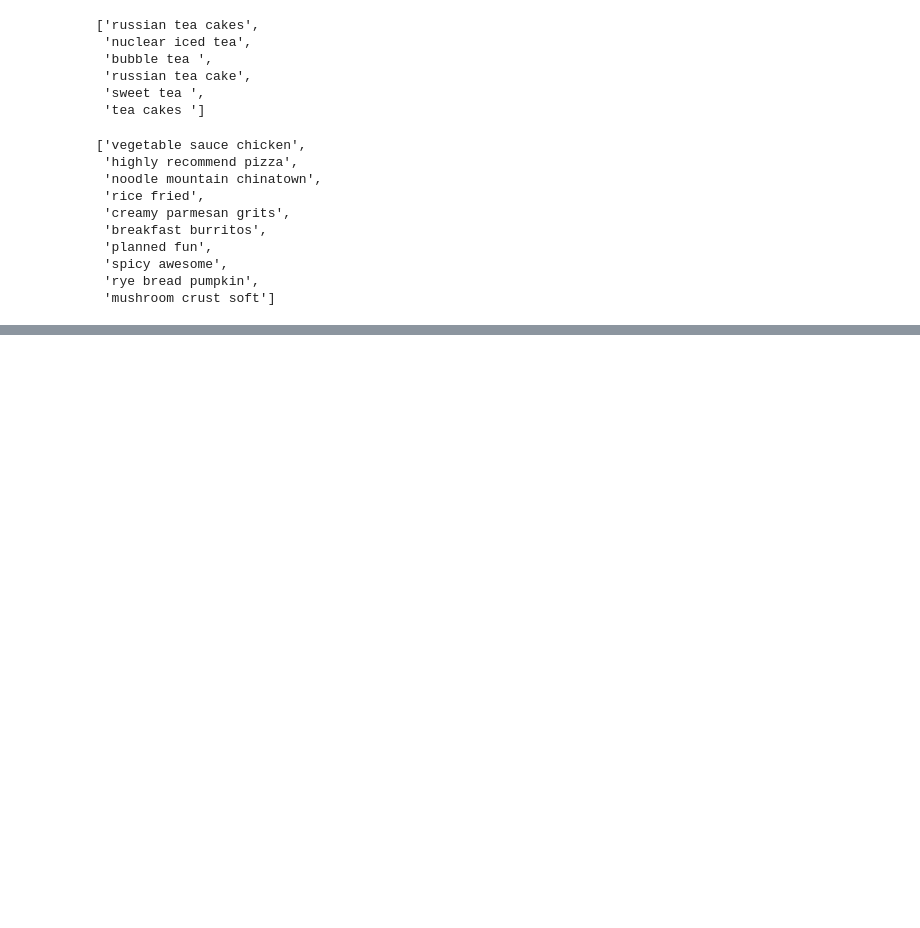
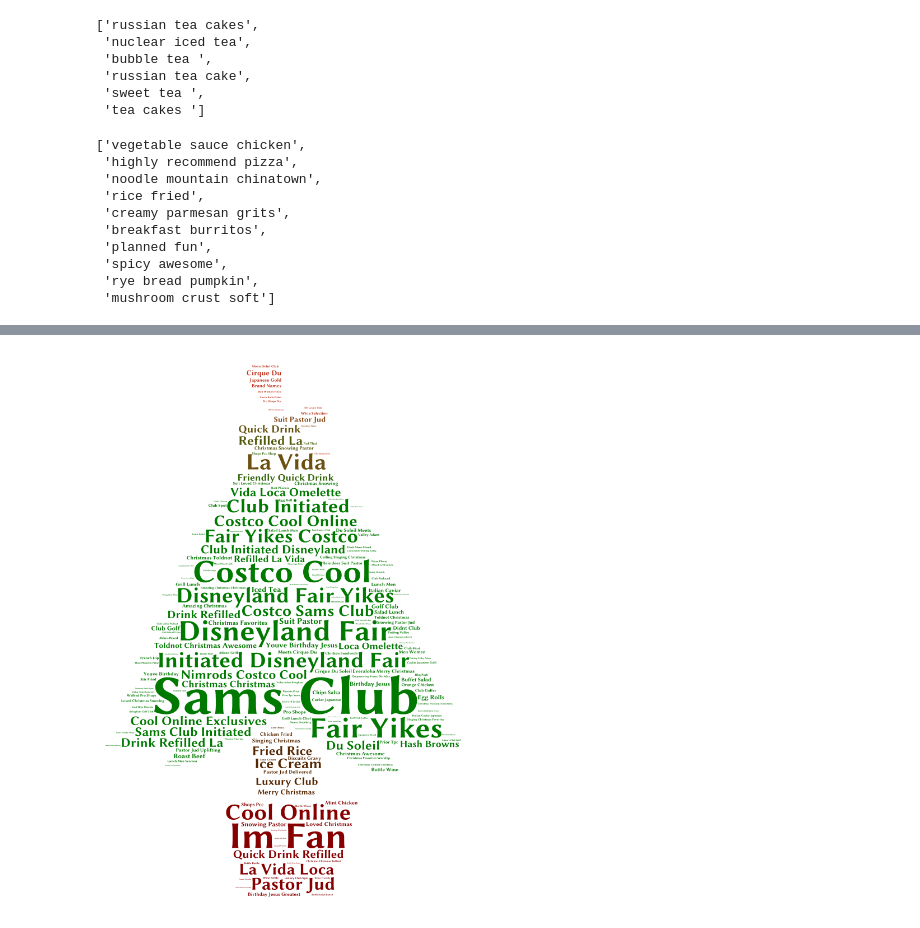
Before and after one commit to kevin11h/YelpDatasetChallengeDataScienceAndMachineLearningUCSD, a Jupyter notebook: Yelp Predictive Analytics.ipynb, the cells around one changed output, grey strips where cells are left out. Cells and saved outputs as stored; diff of their text form; code cells hidden in the pictures; blank space fills up the shorter version.

```diff
--- a/Yelp Predictive Analytics.ipynb
+++ b/Yelp Predictive Analytics.ipynb
@@ -2046,0 +2145,4 @@ Counter({'ice cream': 32, 'pad thai': 20, 'bleu cheese': 20, 'prime rib': 19, 'p
+# %%
+Image('christmas_tree.png')
+# %% [output]
+[figure, added]
```
Also changed, not shown: parts of 11 cells of this notebook.
